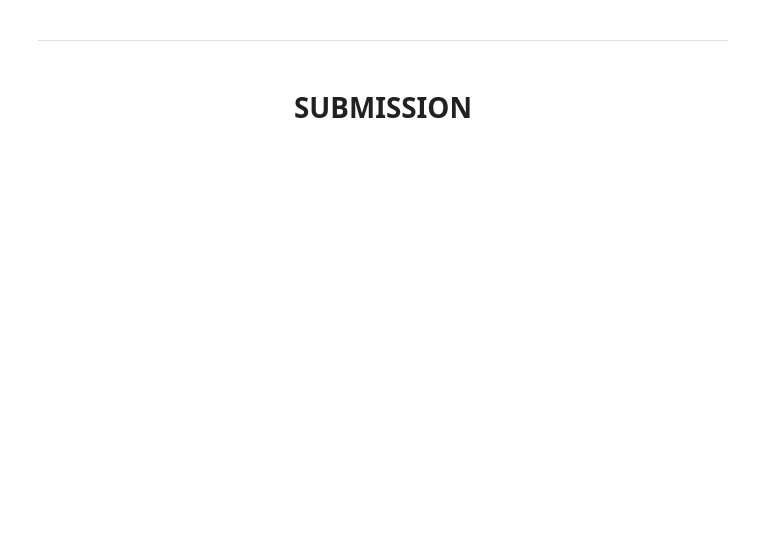
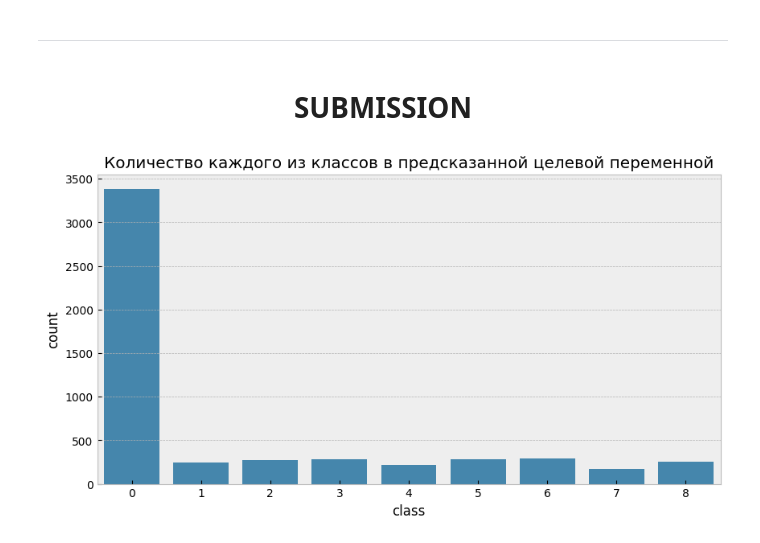
Before and after one commit to georgekovin/Motorica-Classif-Test, a Jupyter notebook: task.ipynb, the cells around one changed output. Drawn from its saved outputs; the diff is of its cells as text; code cells hidden in the pictures; blank space fills up the shorter version.

```diff
--- a/task.ipynb
+++ b/task.ipynb
@@ -151,7 +170,7 @@ plt.show()
 scaler = pp.StandardScaler()
 
 # обучим скейлер на всех данных, для лучшей точности
-X_full = pd.concat([X_train_2d, X_test_2d], axis=0)
+X_full = np.row_stack((X_train_2d, X_test_2d))
 scaler.fit(X_full)
 
 X_train_scaled = scaler.transform(X_train_2d)
@@ -397,7 +404,9 @@ plt.show()
 # %% [markdown]
 Попробуем создать пайплайн и проверим, работает ли он.
 # %%
-pipeline = pl.Pipeline([('scaler', scaler), ('model', sgd_opt_model)])
+pipeline = pl.Pipeline([('reshaper', TensorToMatrix()),
+                        ('scaler', scaler),
+                        ('model', sgd_opt_model)])
 
-make_crossval(pipeline, X_train_2d, y_train_2d)
+%time pipeline.predict(X_train)
 # %% [output]
@@ -421,9 +427,0 @@ X_train.shape, ttm_transformer.transform(X_train).shape
-# %%
-pipeline = pl.Pipeline([('tensor_to_matrix', ttm_transformer),
-                        ('scaler', scaler),
-                        ('model', sgd_opt_model)])
-
-# этот шаг выполняется внутри пайплайна
-X_transformed = pipeline.named_steps['tensor_to_matrix'].transform(X_train)
-
-make_crossval(pipeline, X_transformed, y_train_2d)
@@ -441,11 +504,13 @@ joblib.dump(pipeline, 'sgd_pipeline.pkl')
 # %% [markdown]
 # <center> **SUBMISSION**
 # %%
-y_test['class'] = sgd_opt_model.predict(X_test_scaled)
+y_test['class'] = pipeline.predict(X_test)
 y_test.to_csv('data/y_test_predicted.csv', index=False)
 
 plt.figure(figsize=(10, 5))
 sns.barplot(y_test['class'].value_counts())
 
 plt.title('Количество каждого из классов в предсказанной целевой переменной')
 plt.show()
+# %% [output]
+[figure, added]
```
Also changed, not shown: parts of 26 cells of this notebook, 3 other files.
